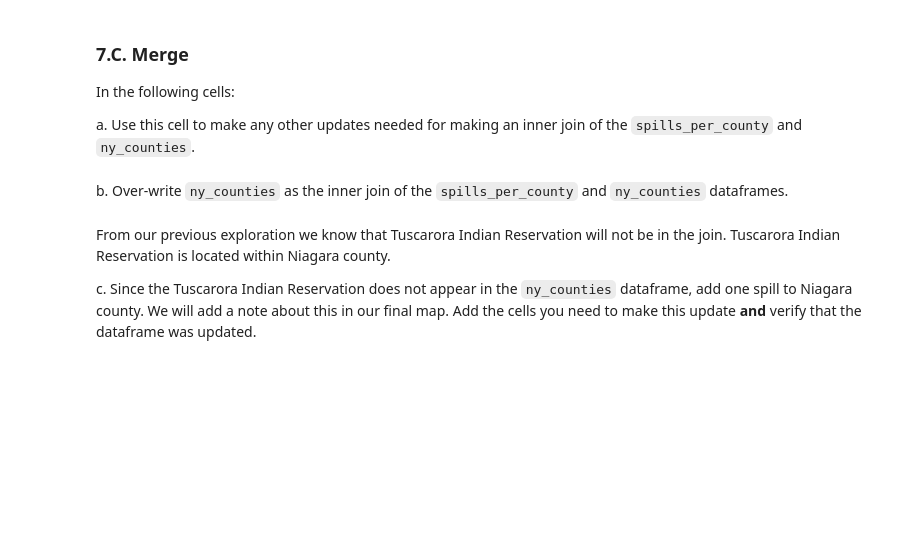
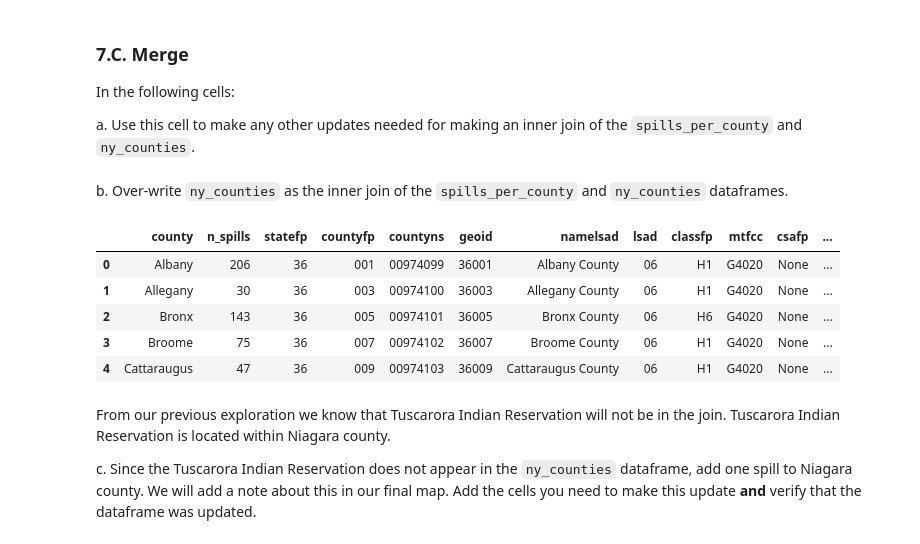
Before and after one commit to austinmartinez12/eds220-hwk3, a Jupyter notebook: hwk3-task1-spills.ipynb, the cells around one changed output. Drawn from its saved outputs; the diff is of its cells as text; code cells hidden in the pictures; blank space fills up the shorter version.

```diff
--- a/hwk3-task1-spills.ipynb
+++ b/hwk3-task1-spills.ipynb
@@ -162,12 +288,12 @@ spills['spill_date'] = pd.to_datetime(spills['spill_date'])
 spills['close_date'] = pd.to_datetime(spills['close_date'])
 spills['received_date'] = pd.to_datetime(spills['received_date'])
 
-# Covert the spill_number, zip_code, quantity, and recovered columns to numeric
-spills['zip_code'] = pd.to_numeric(spills['zip_code'], errors = 'coerce')
+# Covert the spill_number, quantity, and recovered columns to numeric
 spills['recovered'] = pd.to_numeric(spills['recovered'], errors = 'coerce')
 spills['spill_number'] = pd.to_numeric(spills['spill_number'], errors = 'coerce')
 spills['quantity'] = pd.to_numeric(spills['quantity'], errors = 'coerce')
 
+# Print the data types of each column to check if they were changed correctly
 print(spills.dtypes)
 # %% [output]
 spill_number              int64
@@ -438,5 +609,20 @@ a. Use this cell to make any other updates needed for making an inner join of th
 # %% [markdown]
 b. Over-write `ny_counties` as the  inner join of the `spills_per_county` and `ny_counties` dataframes.
+# %%
+# Inner join the spills_per_county and ny_counties dataframes
+ny_counties = pd.merge(spills_per_county,
+                       ny_counties,
+                       how="inner",
+                       on="county")
+# Verify the join
+ny_counties.head()
+# %% [output]
+|  | county | n_spills | statefp | countyfp | countyns | geoid | namelsad | lsad | classfp | mtfcc | csafp | ... |
+| 0 | Albany | 206 | 36 | 001 | 00974099 | 36001 | Albany County | 06 | H1 | G4020 | None | ... |
+| 1 | Allegany | 30 | 36 | 003 | 00974100 | 36003 | Allegany County | 06 | H1 | G4020 | None | ... |
+| 2 | Bronx | 143 | 36 | 005 | 00974101 | 36005 | Bronx County | 06 | H6 | G4020 | None | ... |
+| 3 | Broome | 75 | 36 | 007 | 00974102 | 36007 | Broome County | 06 | H1 | G4020 | None | ... |
+| 4 | Cattaraugus | 47 | 36 | 009 | 00974103 | 36009 | Cattaraugus County | 06 | H1 | G4020 | None | ... |
 # %% [markdown]
 
 From our previous exploration we know that Tuscarora Indian Reservation will not be in the join. Tuscarora Indian Reservation is located within Niagara county.
```
Also changed, not shown: parts of 29 cells of this notebook, 1 other file.
